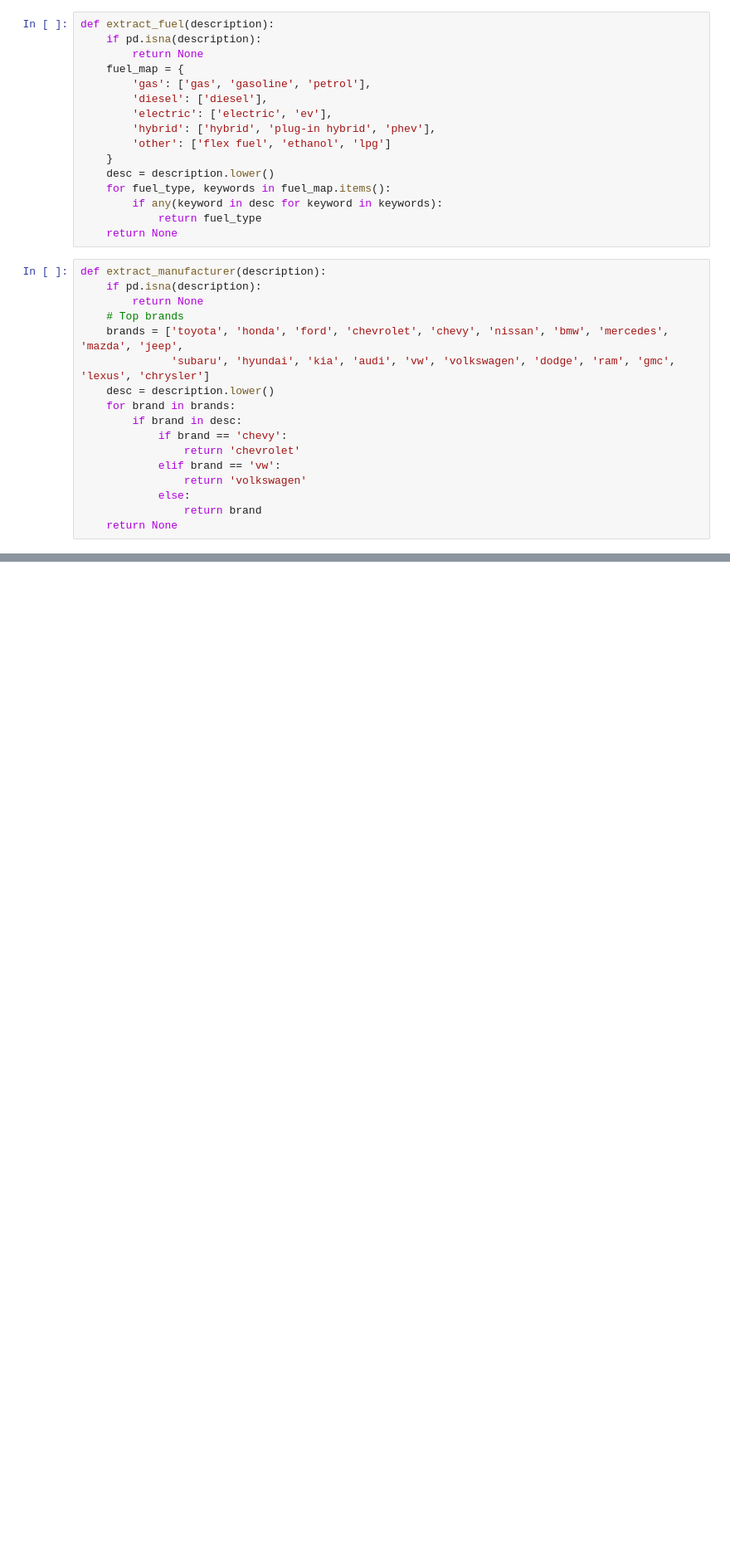
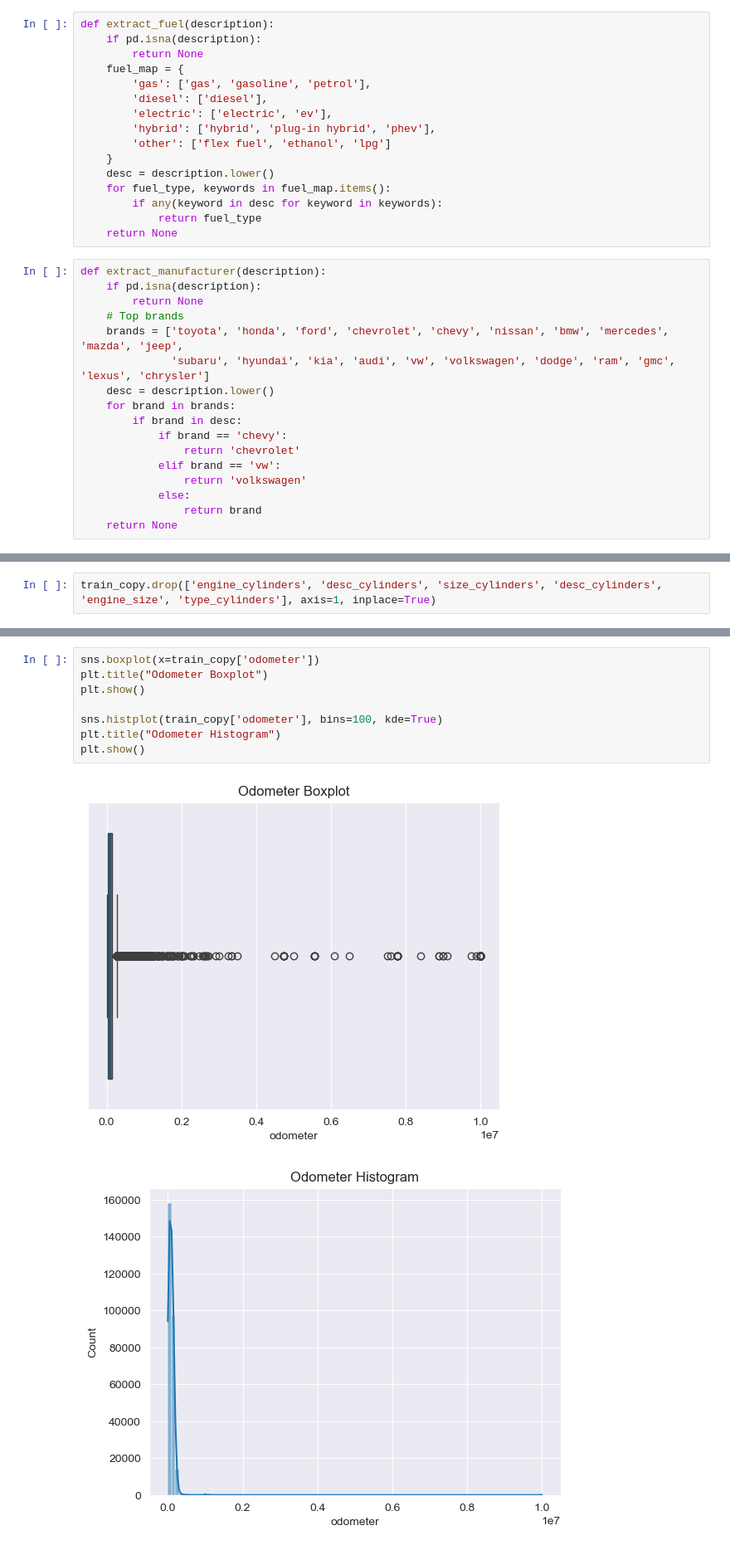
Before and after one commit to wissamttajjar/ml_and_dm_project, a Jupyter notebook: notebooks/data_preprocessing.ipynb, the cells around one changed output, grey strips where cells are left out. Shown at 83% size. Drawn from its saved outputs; the diff is of its cells as text; blank space fills up the shorter version.

```diff
--- a/notebooks/data_preprocessing.ipynb
+++ b/notebooks/data_preprocessing.ipynb
@@ -401,0 +2059,2 @@ plt.show()
+# %%
+train_copy.drop(['engine_cylinders', 'desc_cylinders', 'size_cylinders', 'desc_cylinders', 'engine_size', 'type_cylinders'], axis=1, inplace=True)
@@ -401,0 +2232,11 @@ plt.show()
+# %%
+sns.boxplot(x=train_copy['odometer'])
+plt.title("Odometer Boxplot")
+plt.show()
+
+sns.histplot(train_copy['odometer'], bins=100, kde=True)
+plt.title("Odometer Histogram")
+plt.show()
+# %% [output]
+[figure, added]
+[figure, added]
```
Also changed, not shown: parts of 84 cells of this notebook.
